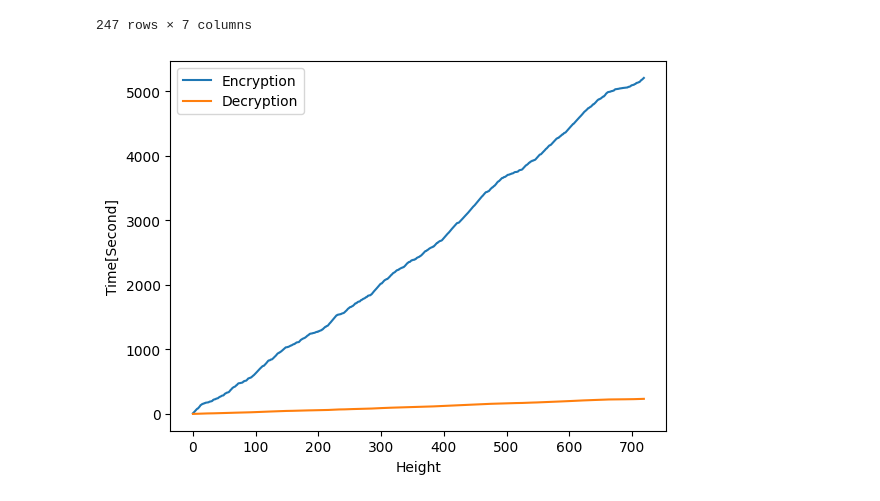
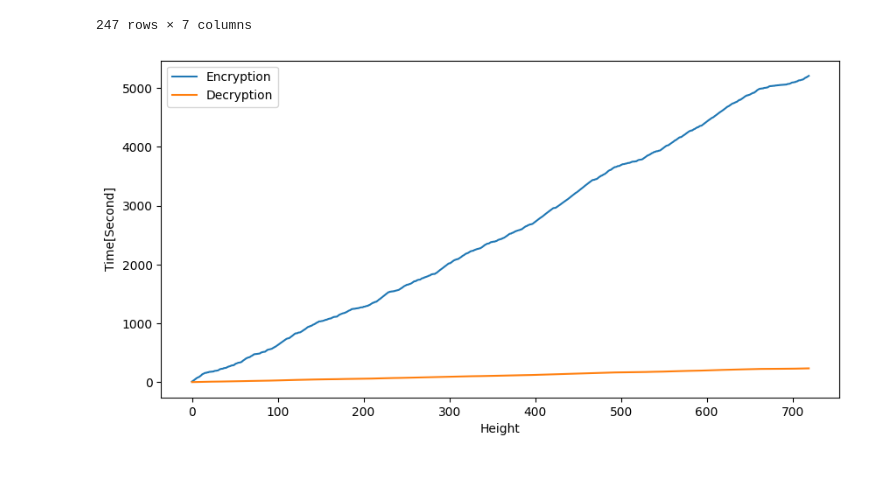
Before and after one commit to JunwookHeo/bcsos, a Jupyter notebook: python_utils/VisualPoS.ipynb, the cells around one changed output. Drawn from its saved outputs; the diff is of its cells as text; code cells hidden in the pictures; blank space fills up the shorter version.

```diff
--- a/python_utils/VisualPoS.ipynb
+++ b/python_utils/VisualPoS.ipynb
@@ -340,25 +340,25 @@ bdf2
 # %%
 import pandas as pd
 from matplotlib import pyplot as plt
 import numpy as np
 
 df = pd.read_csv('../ppos.node0.csv', header=None)
 df = df.rename(columns={0: "Encryption", 1: "Decryption"})
 
 # df1 = pd.read_csv('../ppos.size.csv', header=None)
 # df1 = df1.rename(columns={0: "Encryption", 1: "Decryption", 2: "Size"})
 
-fig, ax = plt.subplots()
+fig, ax = plt.subplots(figsize=(10, 5))
 ax.plot(df['Encryption']/1000, label="Encryption")
 ax.plot(df['Decryption']/1000, label="Decryption")
 
 # twin1 = ax.twinx()
 # twin1.plot(df1['Size'], "g-.", label="Size")
 
 ax.ticklabel_format(useOffset=False, style='plain')
 plt.xlabel("Height")
 plt.ylabel("Time[Second]")
 plt.legend()
 plt.savefig('Encrypt_Height.png', dpi=300, bbox_inches='tight')
 # %% [output]
-[figure, old version]
+[figure, new version]
```
Also changed, not shown: parts of 3 cells of this notebook, 1 other file.
